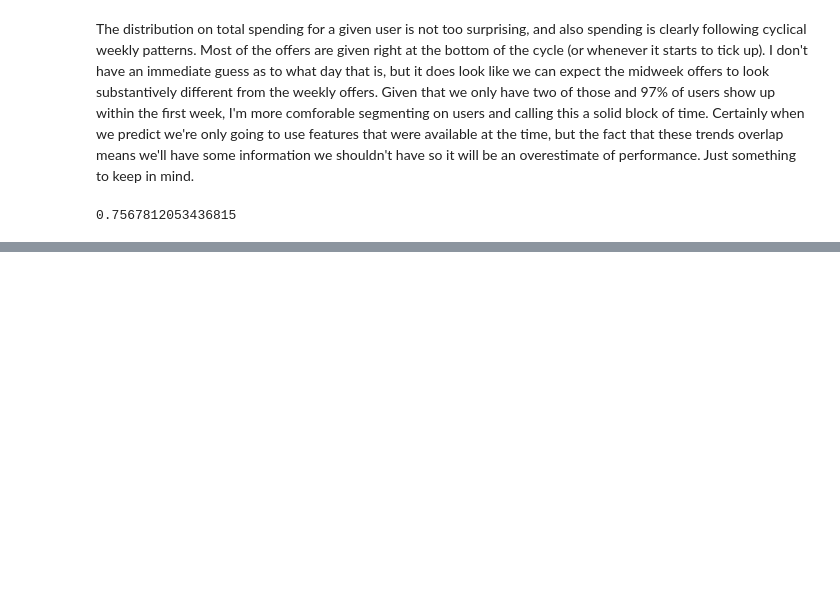
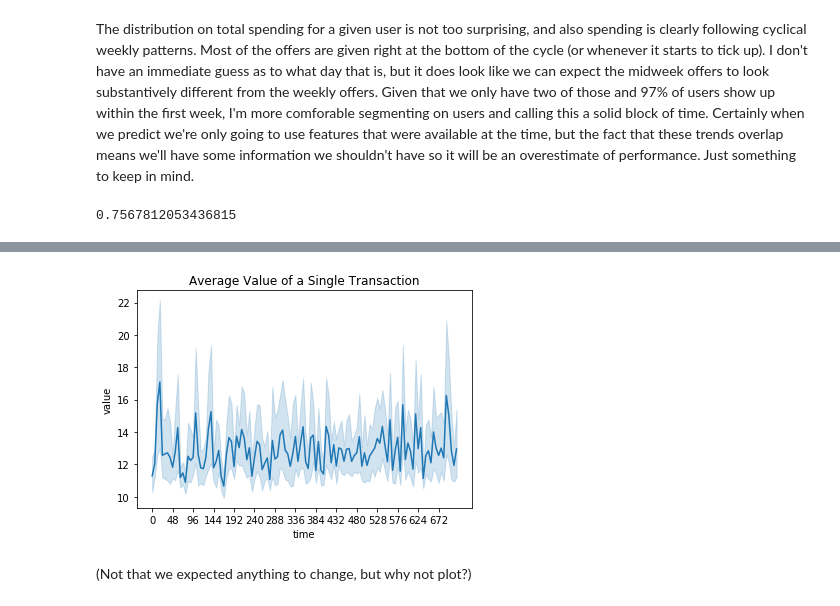
Before and after one commit to crgl/starbucks-capstone, a Jupyter notebook: Starbucks_Capstone_notebook.ipynb, the cells around one changed output, grey strips where cells are left out. Drawn from its saved outputs; the diff is of its cells as text; code cells hidden in the pictures; blank space fills up the shorter version.

```diff
--- a/Starbucks_Capstone_notebook.ipynb
+++ b/Starbucks_Capstone_notebook.ipynb
@@ -331,0 +366,24 @@ Now, we want to consider time under the influence of the promotion. That's betwe
+# %%
+import random
+
+ids = set(profile['id'].unique())
+train_ids = set(random.sample(ids, (len(ids) * 4) // 5))
+test_ids = set(profile['id'].unique()) - train_ids
+# %%
+transcript_train = transcript[transcript['person'].isin(train_ids)]
+transcript_test = transcript[transcript['person'].isin(test_ids)]
+profile_train = profile[profile['id'].isin(train_ids)]
+profile_test = profile[profile['id'].isin(test_ids)]
+# %%
+transactions_train = transcript_train[transcript_train['event'] == 'transaction'].drop('event', axis=1)
+transactions_train['value'] = transactions_train['value'].apply(lambda d: d['amount'])
+sns.lineplot(x='time', y='value', data=transactions_train)
+plt.xticks(np.arange(0, 714, 48))
+plt.title('Average Value of a Single Transaction')
+plt.show()
+transactions_train = transactions_train.pivot(index='person', columns='time').fillna(0)
+transactions_train.columns = transactions_train.columns.droplevel()
+# %% [output]
+[figure, added]
+# %% [markdown]
+(Not that we expected anything to change, but why not plot?)
```
Also changed, not shown: parts of 17 cells of this notebook.
